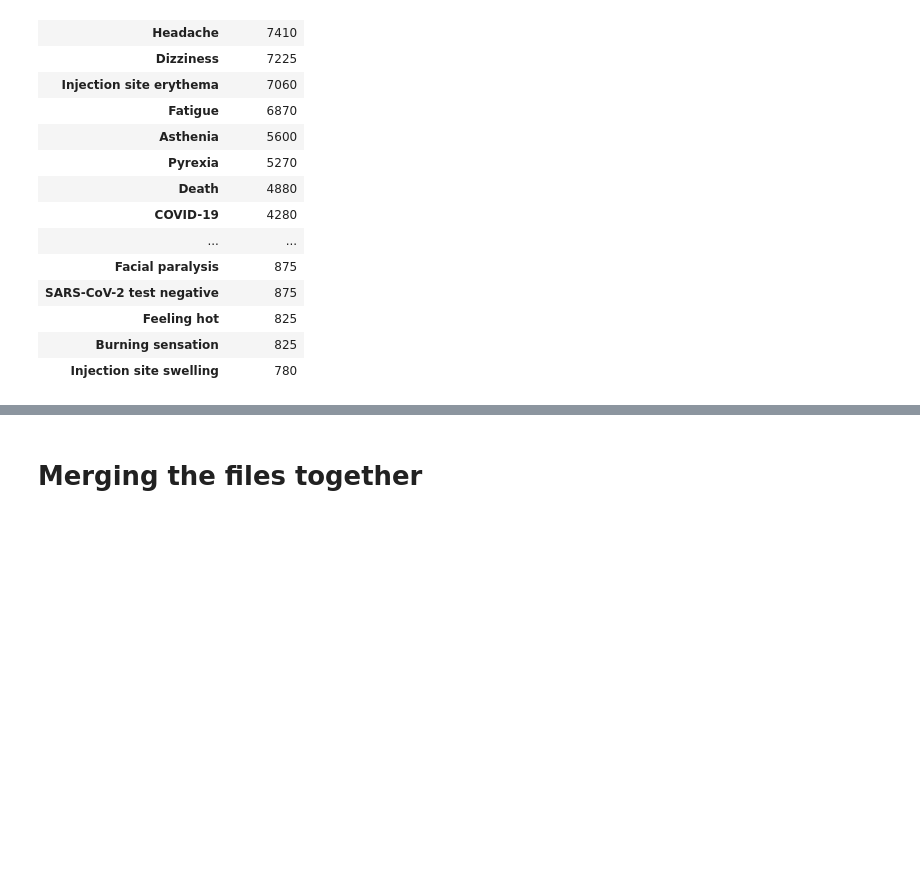
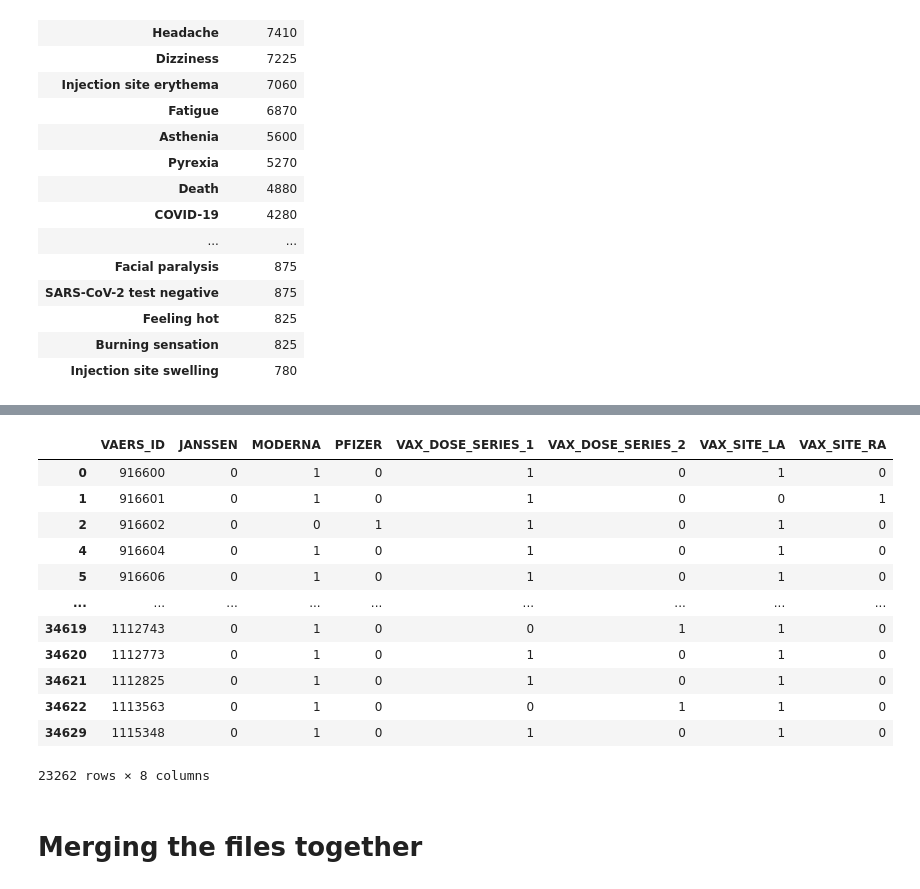
Before and after one commit to D11eleven/Vaccine_Side_Effects_Predictor, a Jupyter notebook: SP/preprocessing.ipynb, the cells around one changed output, grey strips where cells are left out. Drawn from its saved outputs; the diff is of its cells as text; code cells hidden in the pictures; blank space fills up the shorter version.

```diff
--- a/SP/preprocessing.ipynb
+++ b/SP/preprocessing.ipynb
@@ -244,0 +356,4 @@ all_symptoms.groupby(all_symptoms['SYMPTOM']).count().sort_values('VAERS_ID', as
+# %%
+# selecting rows based on conditions
+covid_vaccine_df=covid_vaccine_df[covid_vaccine_df['VAX_DOSE_SERIES'].isin(['1','2'])]
+covid_vaccine_df.head()
@@ -245,3 +411,19 @@ all_symptoms.groupby(all_symptoms['SYMPTOM']).count().sort_values('VAERS_ID', as
+# %%
+final
+# %% [output]
+|  | VAERS_ID | JANSSEN | MODERNA | PFIZER | VAX_DOSE_SERIES_1 | VAX_DOSE_SERIES_2 | VAX_SITE_LA | VAX_SITE_RA |
+| 0 | 916600 | 0 | 1 | 0 | 1 | 0 | 1 | 0 |
+| 1 | 916601 | 0 | 1 | 0 | 1 | 0 | 0 | 1 |
+| 2 | 916602 | 0 | 0 | 1 | 1 | 0 | 1 | 0 |
+| 4 | 916604 | 0 | 1 | 0 | 1 | 0 | 1 | 0 |
+| 5 | 916606 | 0 | 1 | 0 | 1 | 0 | 1 | 0 |
+| ... | ... | ... | ... | ... | ... | ... | ... | ... |
+| 34619 | 1112743 | 0 | 1 | 0 | 0 | 1 | 1 | 0 |
+| 34620 | 1112773 | 0 | 1 | 0 | 1 | 0 | 1 | 0 |
+| 34621 | 1112825 | 0 | 1 | 0 | 1 | 0 | 1 | 0 |
+| 34622 | 1113563 | 0 | 1 | 0 | 0 | 1 | 1 | 0 |
+| 34629 | 1115348 | 0 | 1 | 0 | 1 | 0 | 1 | 0 |
+23262 rows × 8 columns
 # %% [markdown]
 # Merging the files together
 # %%
```
Also changed, not shown: parts of 25 cells of this notebook, 1 other file.
